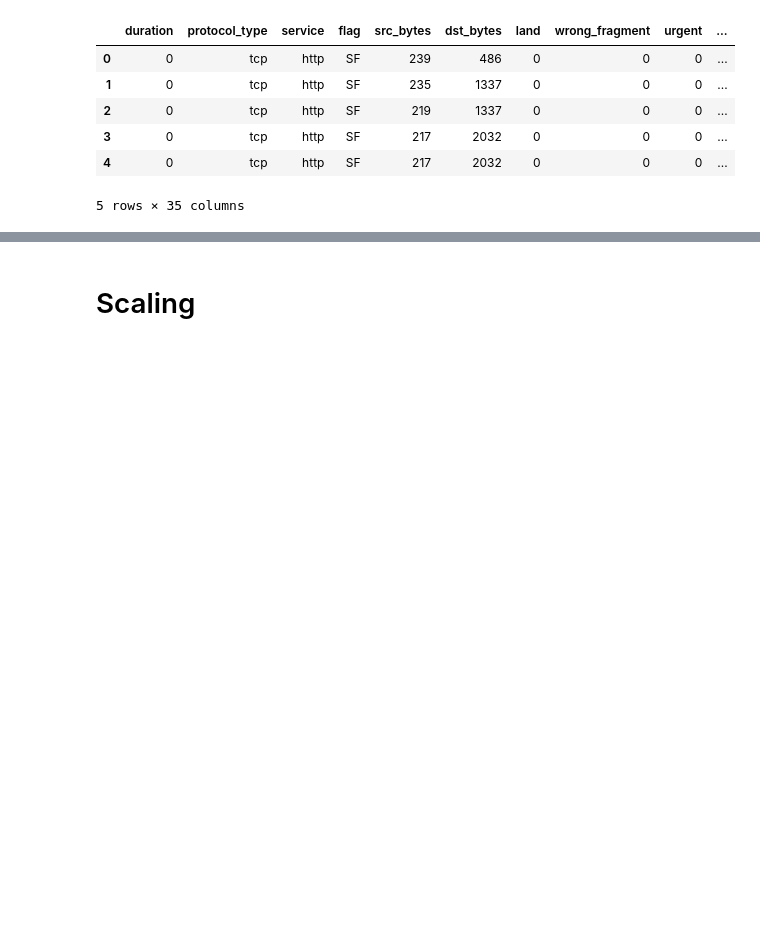
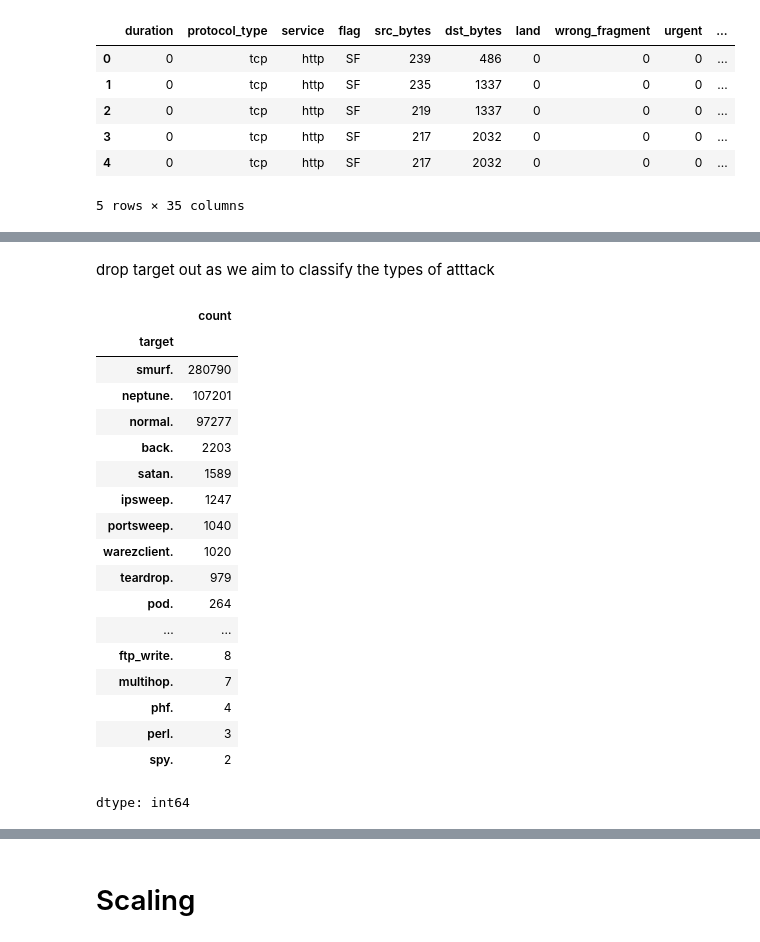
Before and after one commit to Pakapakk/Network_Traffic_Anomaly_Detection, a Jupyter notebook: anomaly_detection.ipynb, the cells around one changed output, grey strips where cells are left out. Cells and saved outputs as stored; diff of their text form; code cells hidden in the pictures; blank space fills up the shorter version.

```diff
--- a/anomaly_detection.ipynb
+++ b/anomaly_detection.ipynb
@@ -296,0 +322,24 @@ kdd_df.head()
+# %% [markdown]
+drop target out as we aim to classify the types of atttack
+# %%
+kdd_df['target'].value_counts()
+# %% [output]
+|  | count |
+| target |  |
+| smurf. | 280790 |
+| neptune. | 107201 |
+| normal. | 97277 |
+| back. | 2203 |
+| satan. | 1589 |
+| ipsweep. | 1247 |
+| portsweep. | 1040 |
+| warezclient. | 1020 |
+| teardrop. | 979 |
+| pod. | 264 |
+| ... | ... |
+| ftp_write. | 8 |
+| multihop. | 7 |
+| phf. | 4 |
+| perl. | 3 |
+| spy. | 2 |
+dtype: int64
```
Also changed, not shown: parts of 24 cells of this notebook.
